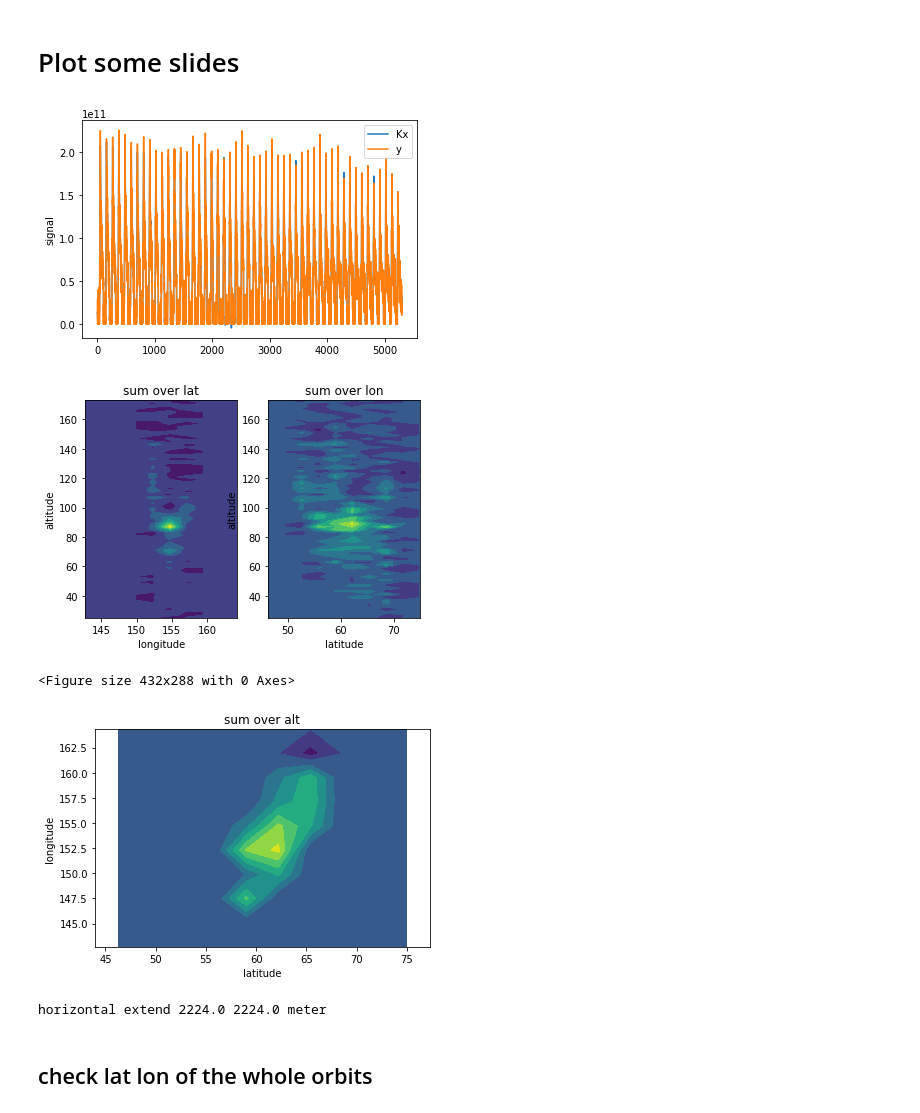
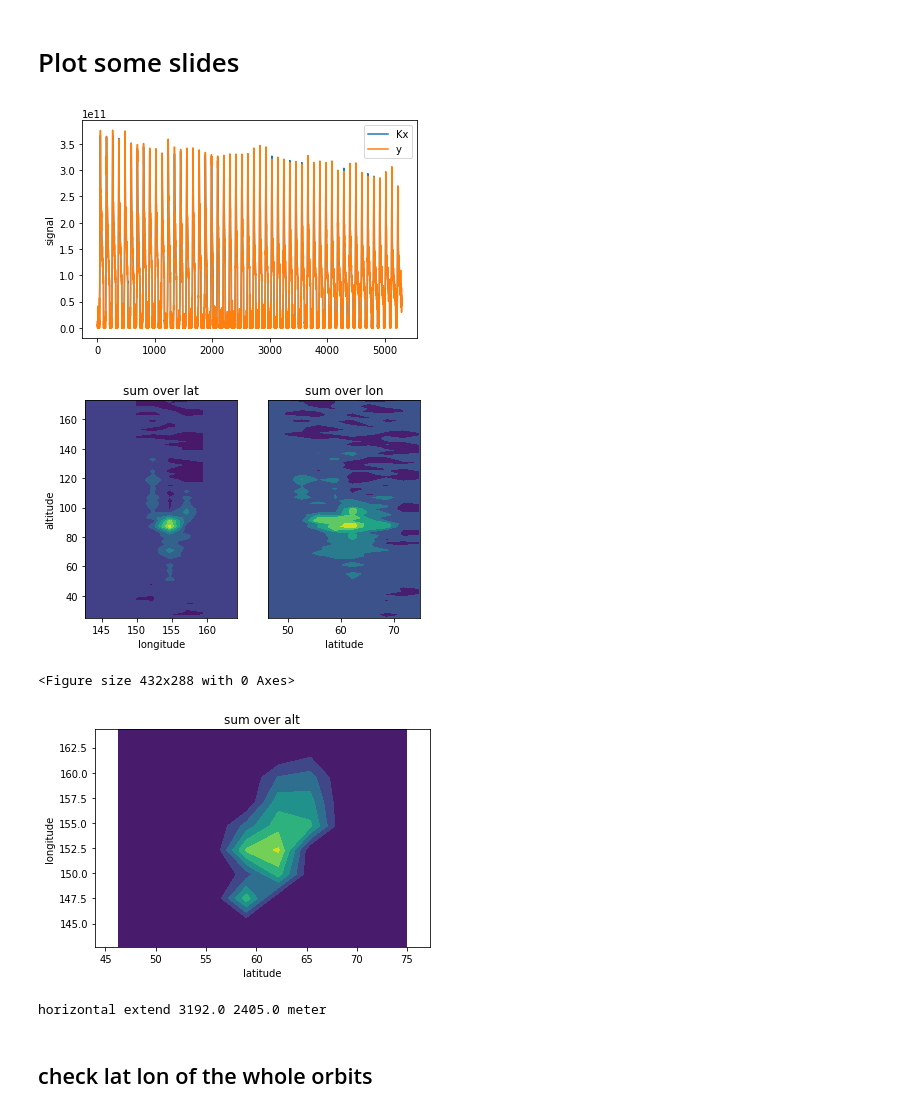
Before and after one commit to Anqi-Li/iris, a Jupyter notebook: notebooks/IRIS Tomography.ipynb, the cells around one changed output. Drawn from its saved outputs; the diff is of its cells as text; code cells hidden in the pictures.

```diff
--- a/notebooks/IRIS Tomography.ipynb
+++ b/notebooks/IRIS Tomography.ipynb
@@ -16,7 +16,7 @@ units = 'days since 1858-11-17 00:00:00.000'
 # %%
 orbit = 20900
 num_of_orbits = 1
-ch = 2
+ch = 3
 
 db = sql.connect('/home/anqil/Documents/Python/iris/OSIRIS_three_orbits_test.db')
 cur = db.cursor()
@@ -238,43 +238,44 @@ plt.ylabel('signal')
 plt.legend()
 plt.show()
 
 #====contour plot
 plt.figure()
 
 plt.subplot(121)
 plt.contourf(edges_lon, edges_alt*1e-3, result.sum(axis=0).T)
 plt.xlabel('longitude')
 plt.ylabel('altitude')
 plt.title('sum over lat')
 
 plt.subplot(122)
 plt.contourf(edges_lat, edges_alt*1e-3, result.sum(axis=1).T)
 plt.xlabel('latitude')
-plt.ylabel('altitude')
+#plt.ylabel('altitude')
 plt.title('sum over lon')
+plt.yticks([])
 
 plt.show()
 
 plt.figure()
 fig, ax = plt.subplots()
 ax.contourf(edges_lat, edges_lon, result.sum(axis=2))
 ax.axis('equal')
 plt.xlabel('latitude')
 plt.ylabel('longitude')
 plt.title('sum over alt')
 
 plt.show()
 # %% [output]
-[figure, old version]
+[figure, new version]
-[figure, old version]
+[figure, new version]
 <Figure size 432x288 with 0 Axes>
-[figure, old version]
+[figure, new version]
 # %%
 R = 6370e3
 flat_lat, flat_lon = edges_lat/180*np.pi*R*1e-3, edges_lon/180*np.pi*R*1e-3
 print('horizontal extend',round(flat_lat[-1]-flat_lat[0]), round(flat_lon[-1]-flat_lon[0]), 'meter')
 # %% [output]
-horizontal extend 2224.0 2224.0 meter
+horizontal extend 3192.0 2405.0 meter
 # %% [markdown]
 ## check lat lon of the whole orbits
 # %%
```
Also changed, not shown: parts of 3 cells of this notebook, 3 other files.
